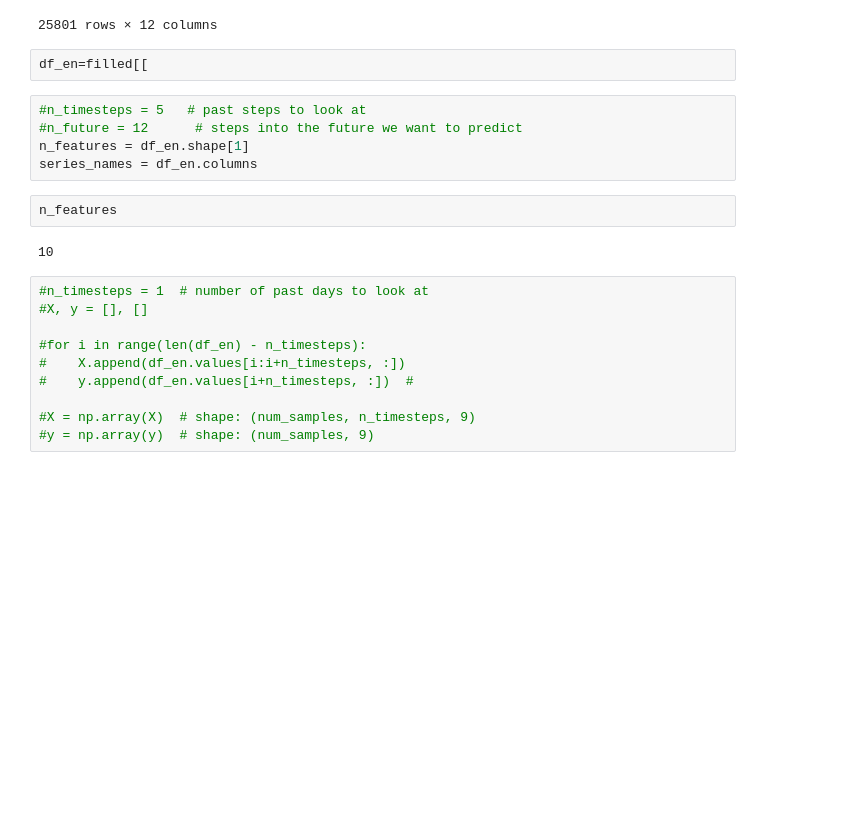
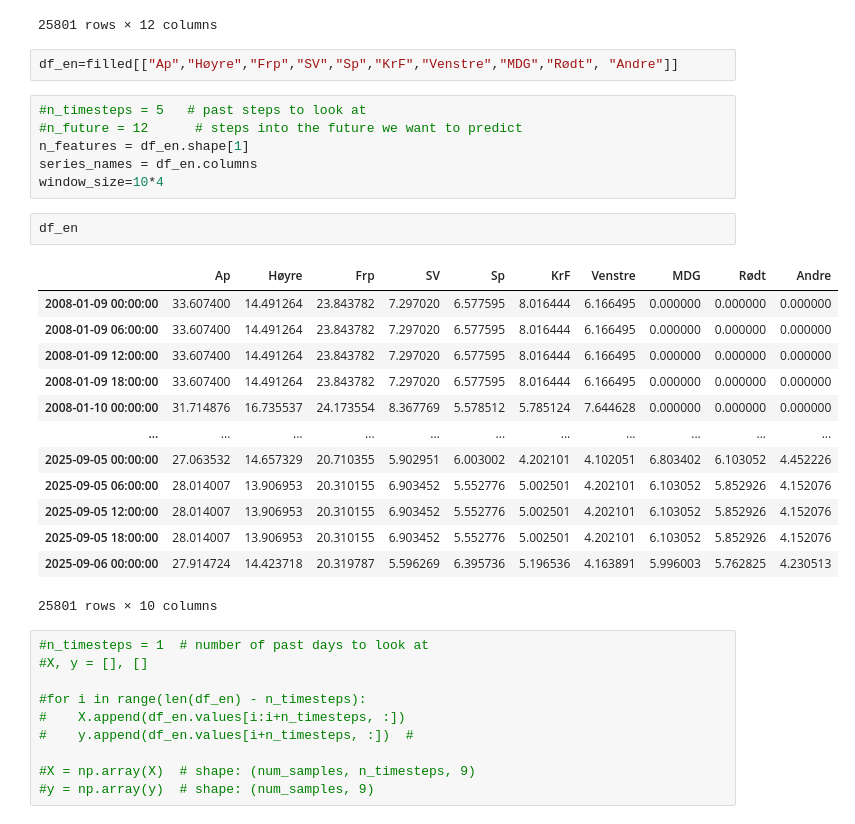
Before and after one commit to jensmorten/onesixtynine, a Jupyter notebook: models/LSTM.ipynb, the cells around one changed output. Drawn from its saved outputs; the diff is of its cells as text; blank space fills up the shorter version.

```diff
--- a/models/LSTM.ipynb
+++ b/models/LSTM.ipynb
@@ -109,16 +109,29 @@ filled
 | 2025-09-06 00:00:00 | 27.914724 | 14.423718 | 20.319787 | 5.596269 | 6.395736 | 5.196536 | 4.163891 | 5.996003 | 5.762825 | 4.230513 | ... |
 25801 rows × 12 columns
 # %%
-df_en=filled[[
+df_en=filled[["Ap","Høyre","Frp","SV","Sp","KrF","Venstre","MDG","Rødt", "Andre"]]
 # %%
 #n_timesteps = 5   # past steps to look at
 #n_future = 12      # steps into the future we want to predict
 n_features = df_en.shape[1]
 series_names = df_en.columns
+window_size=10*4
 # %%
-n_features
+df_en
 # %% [output]
+|  | Ap | Høyre | Frp | SV | Sp | KrF | Venstre | MDG | Rødt | Andre |
+| 2008-01-09 00:00:00 | 33.607400 | 14.491264 | 23.843782 | 7.297020 | 6.577595 | 8.016444 | 6.166495 | 0.000000 | 0.000000 | 0.000000 |
+| 2008-01-09 06:00:00 | 33.607400 | 14.491264 | 23.843782 | 7.297020 | 6.577595 | 8.016444 | 6.166495 | 0.000000 | 0.000000 | 0.000000 |
+| 2008-01-09 12:00:00 | 33.607400 | 14.491264 | 23.843782 | 7.297020 | 6.577595 | 8.016444 | 6.166495 | 0.000000 | 0.000000 | 0.000000 |
+| 2008-01-09 18:00:00 | 33.607400 | 14.491264 | 23.843782 | 7.297020 | 6.577595 | 8.016444 | 6.166495 | 0.000000 | 0.000000 | 0.000000 |
+| 2008-01-10 00:00:00 | 31.714876 | 16.735537 | 24.173554 | 8.367769 | 5.578512 | 5.785124 | 7.644628 | 0.000000 | 0.000000 | 0.000000 |
+| ... | ... | ... | ... | ... | ... | ... | ... | ... | ... | ... |
+| 2025-09-05 00:00:00 | 27.063532 | 14.657329 | 20.710355 | 5.902951 | 6.003002 | 4.202101 | 4.102051 | 6.803402 | 6.103052 | 4.452226 |
+| 2025-09-05 06:00:00 | 28.014007 | 13.906953 | 20.310155 | 6.903452 | 5.552776 | 5.002501 | 4.202101 | 6.103052 | 5.852926 | 4.152076 |
+| 2025-09-05 12:00:00 | 28.014007 | 13.906953 | 20.310155 | 6.903452 | 5.552776 | 5.002501 | 4.202101 | 6.103052 | 5.852926 | 4.152076 |
+| 2025-09-05 18:00:00 | 28.014007 | 13.906953 | 20.310155 | 6.903452 | 5.552776 | 5.002501 | 4.202101 | 6.103052 | 5.852926 | 4.152076 |
+| 2025-09-06 00:00:00 | 27.914724 | 14.423718 | 20.319787 | 5.596269 | 6.395736 | 5.196536 | 4.163891 | 5.996003 | 5.762825 | 4.230513 |
-10
+25801 rows × 10 columns
 # %%
 #n_timesteps = 1  # number of past days to look at
 #X, y = [], []
```
Also changed, not shown: parts of 15 cells of this notebook.
